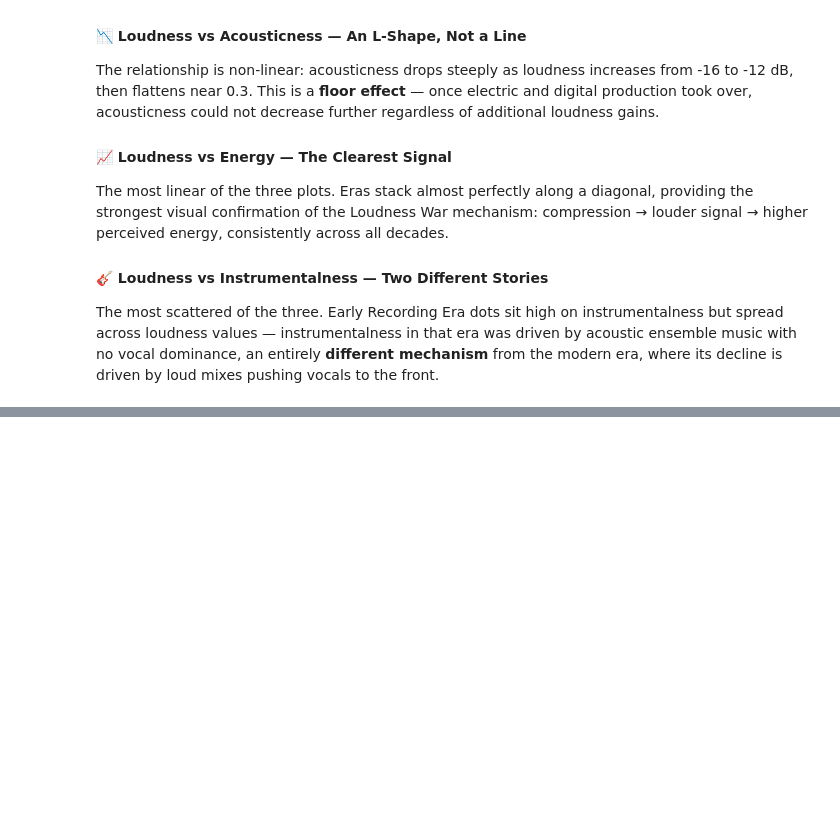
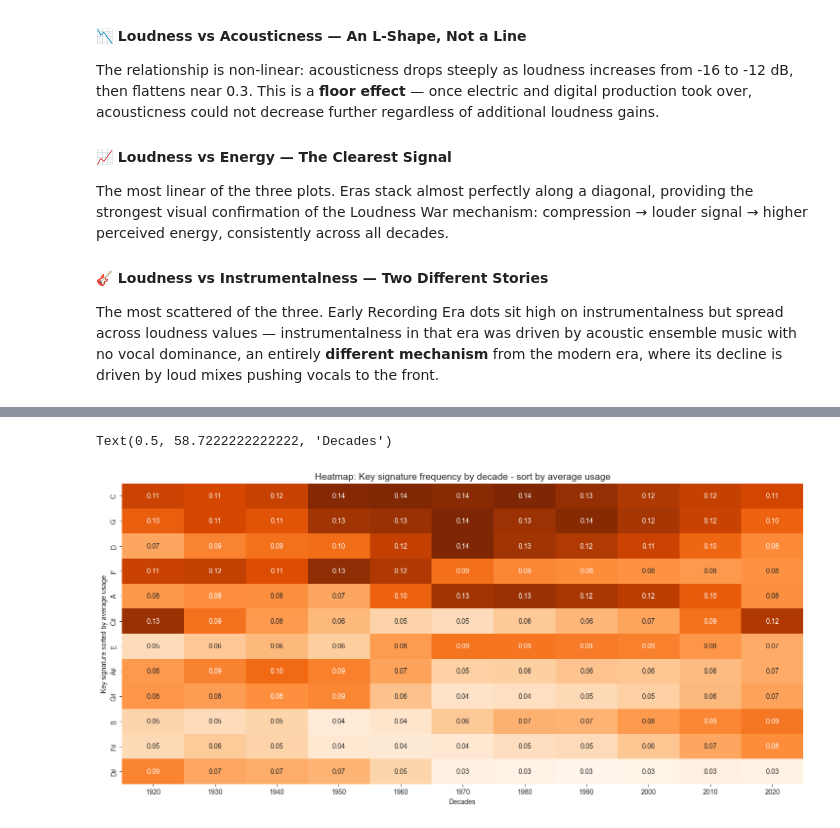
Before and after one commit to manuelcernigoj-lab/spoti-century, a Jupyter notebook: notebooks/01_tracks_elt.ipynb, the cells around one changed output, grey strips where cells are left out. Cells and saved outputs as stored; diff of their text form; code cells hidden in the pictures; blank space fills up the shorter version.

```diff
--- a/notebooks/01_tracks_elt.ipynb
+++ b/notebooks/01_tracks_elt.ipynb
@@ -978,0 +1064,9 @@ loud mixes pushing vocals to the front.
+# %%
+tracks_clean['decade'] = (tracks_clean['year'] // 10) * 10
+# %%
+counts = tracks_clean.groupby(['decade', 'key_name']).size()
+key_freq_y = counts / counts.groupby(level='decade').transform('sum')
+
+# Pivot to matrix form for heatmap
+key_pivot = key_freq_y.unstack(level='key_name').T  # keys as rows, decades as columns
+key_pivot
@@ -978,0 +1088,18 @@ loud mixes pushing vocals to the front.
+# %%
+key_order = key_pivot.mean(axis=1).sort_values(ascending=False).index
+
+fig, ax = plt.subplots(figsize=(18, 8))  # wider
+sns.heatmap(key_pivot.loc[key_order],
+ax=ax,
+annot = True,
+fmt = ".2f",
+cmap='Oranges',
+cbar=False
+)
+
+ax.set_title('Heatmap: Key signature frequency by decade - sort by average usage', fontsize = 14)
+ax.set_ylabel('Key signature sorted by average usage')
+ax.set_xlabel('Decades')
+# %% [output]
+Text(0.5, 58.7222222222222, 'Decades')
+[figure, added]
```
Also changed, not shown: parts of 8 cells of this notebook, 1 other file.
